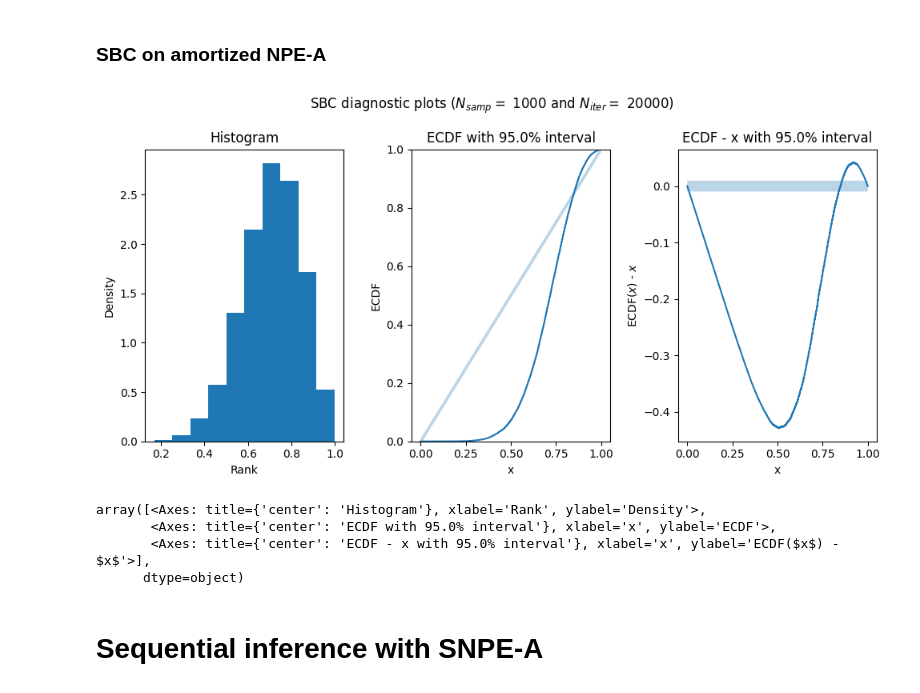
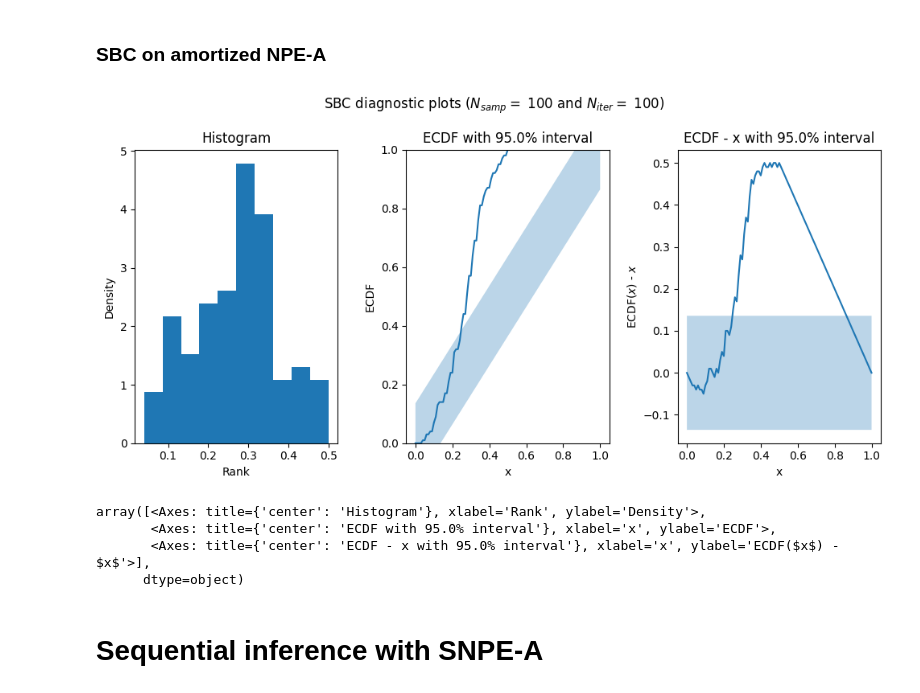
Before and after one commit to kaisamaroo/SBC-SBI, a Jupyter notebook: notebooks/toy_examples/norm_norm_diffuse_1d/npe_a.ipynb, the cells around one changed output. Drawn from its saved outputs; the diff is of its cells as text; code cells hidden in the pictures.

```diff
--- a/notebooks/toy_examples/norm_norm_diffuse_1d/npe_a.ipynb
+++ b/notebooks/toy_examples/norm_norm_diffuse_1d/npe_a.ipynb
@@ -98,7 +81,10 @@ ranks = sbc_ranks(model=simulator, prior=prior, posterior=posterior_amortized, N
+# %%
+ranks_path = "/Users/Lieve/Documents/Masters Project/SBC-SBI/results/toy_examples/norm_norm_diffuse_1d/npe_a/amortized_sbc_ranks_N_iter100_N_samp100_sigma150.0_amortized_posterior_sigma150_num_simulations20000.npy"
+ranks = np.load(ranks_path)
 # %%
-plot_sbc_all(ranks, N_iter=N_iter, N_samp=N_samp)
+plot_sbc_all(ranks, N_iter=100, N_samp=100)
 # %% [output]
-[figure, old version]
+[figure, new version]
 array([<Axes: title={'center': 'Histogram'}, xlabel='Rank', ylabel='Density'>,
        <Axes: title={'center': 'ECDF with 95.0% interval'}, xlabel='x', ylabel='ECDF'>,
        <Axes: title={'center': 'ECDF - x with 95.0% interval'}, xlabel='x', ylabel='ECDF($x$) - $x$'>],
```
Also changed, not shown: parts of 13 cells of this notebook, 14 other files.
